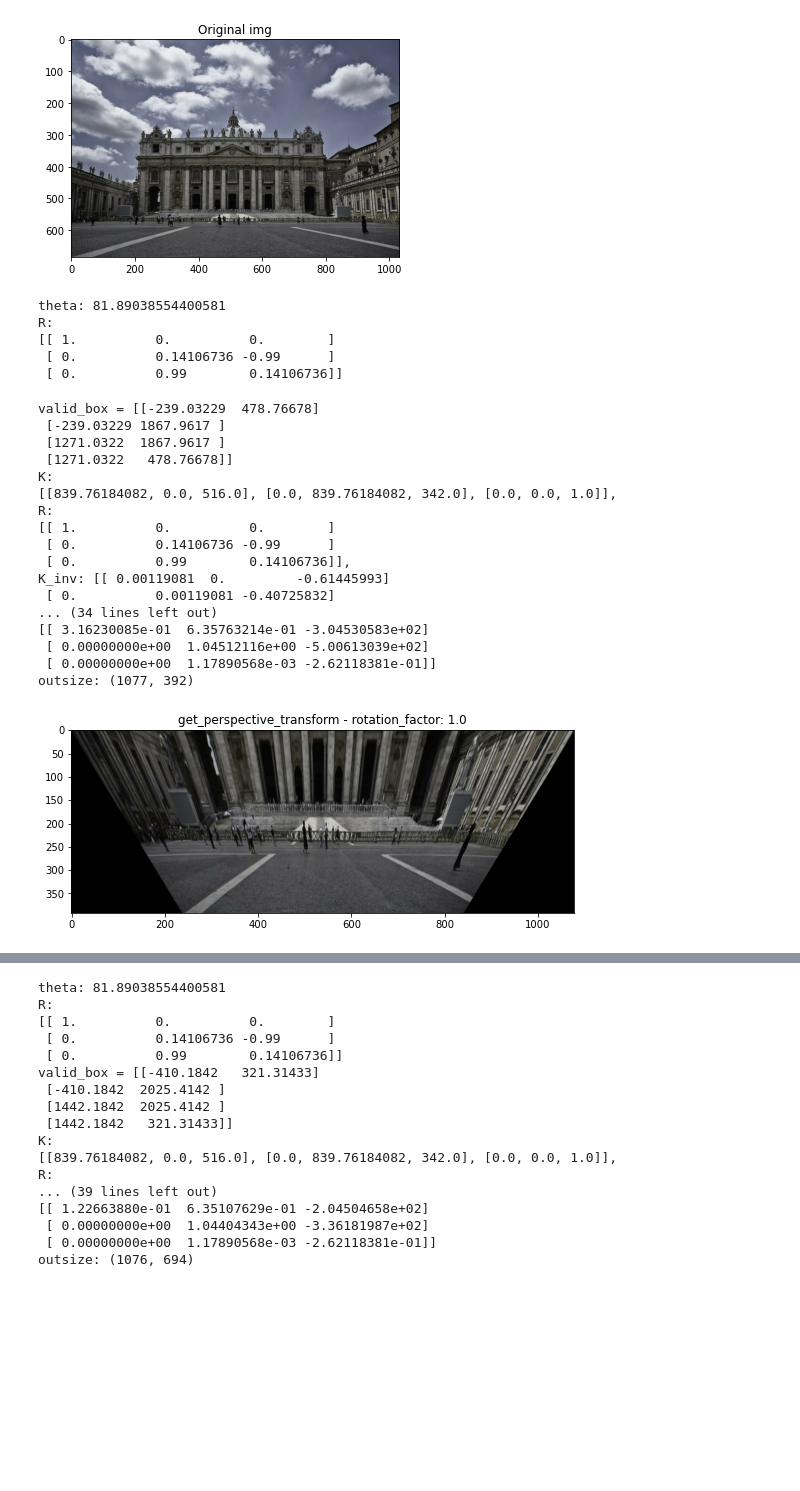
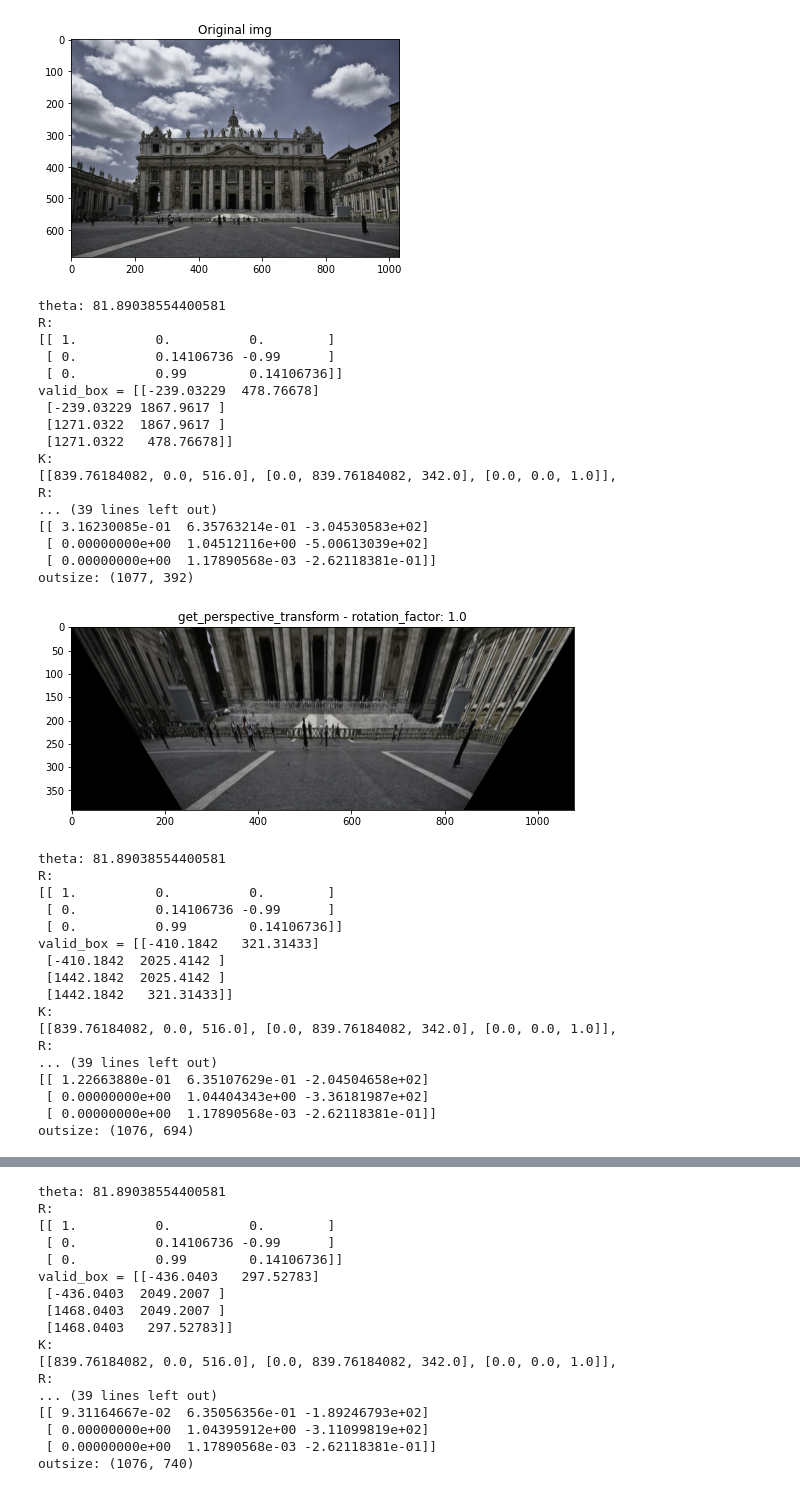
Before and after one commit to vicsyl/extreme_two_view_matching_private, a Jupyter notebook: rectification_bug-2-clip-better.ipynb, the cells around one changed output, grey strips where cells are left out. Saved outputs shown, nothing was run; the diff lists cells and outputs as text; code cells hidden in the pictures; blank space fills up the shorter version.

```diff
--- a/rectification_bug-2-clip-better.ipynb
+++ b/rectification_bug-2-clip-better.ipynb
@@ -183,34 +187,46 @@ K = [[839.76184082,  0.,  516.],
 # %%
 
 # rotation around x axis
 y = -0.99
 z = math.sqrt(1.0 - y**2)
 
 normal = np.array([0.0, y, z])
 
-for clip_angle in [50, 70, 75,  80]:
+for clip_angle in [50, 70, 75,  80, 90]:
     show_transormation(img, K, normal, clip_angle=clip_angle)
 # %% [output]
 theta: 81.89038554400581
 R:
 [[ 1.          0.          0.        ]
  [ 0.          0.14106736 -0.99      ]
  [ 0.          0.99        0.14106736]]
+valid_box = [[-239.03229  478.76678]
+ [-239.03229 1867.9617 ]
+ [1271.0322  1867.9617 ]
+ [1271.0322   478.76678]]
+K:
+[[839.76184082, 0.0, 516.0], [0.0, 839.76184082, 342.0], [0.0, 0.0, 1.0]],
+R:
+... (39 lines left out)
+[[ 3.16230085e-01  6.35763214e-01 -3.04530583e+02]
+ [ 0.00000000e+00  1.04512116e+00 -5.00613039e+02]
+ [ 0.00000000e+00  1.17890568e-03 -2.62118381e-01]]
+outsize: (1077, 392)
+[figure]
-valid_box = [[-239.03229  478.76678]
- [-239.03229 1867.9617 ]
- [1271.0322  1867.9617 ]
- [1271.0322   478.76678]]
+theta: 81.89038554400581
+R:
+[[ 1.          0.          0.        ]
+ [ 0.          0.14106736 -0.99      ]
+ [ 0.          0.99        0.14106736]]
+valid_box = [[-410.1842   321.31433]
+ [-410.1842  2025.4142 ]
+ [1442.1842  2025.4142 ]
+ [1442.1842   321.31433]]
 K:
 [[839.76184082, 0.0, 516.0], [0.0, 839.76184082, 342.0], [0.0, 0.0, 1.0]],
 R:
-[[ 1.          0.          0.        ]
- [ 0.          0.14106736 -0.99      ]
- [ 0.          0.99        0.14106736]],
-K_inv: [[ 0.00119081  0.         -0.61445993]
- [ 0.          0.00119081 -0.40725832]
-... (34 lines left out)
-[[ 3.16230085e-01  6.35763214e-01 -3.04530583e+02]
- [ 0.00000000e+00  1.04512116e+00 -5.00613039e+02]
+... (39 lines left out)
+[[ 1.22663880e-01  6.35107629e-01 -2.04504658e+02]
+ [ 0.00000000e+00  1.04404343e+00 -3.36181987e+02]
  [ 0.00000000e+00  1.17890568e-03 -2.62118381e-01]]
-outsize: (1077, 392)
+outsize: (1076, 694)
-[figure]
@@ -219,15 +236,15 @@ R:
 [[ 1.          0.          0.        ]
  [ 0.          0.14106736 -0.99      ]
  [ 0.          0.99        0.14106736]]
-valid_box = [[-410.1842   321.31433]
- [-410.1842  2025.4142 ]
- [1442.1842  2025.4142 ]
- [1442.1842   321.31433]]
+valid_box = [[-436.0403   297.52783]
+ [-436.0403  2049.2007 ]
+ [1468.0403  2049.2007 ]
+ [1468.0403   297.52783]]
 K:
 [[839.76184082, 0.0, 516.0], [0.0, 839.76184082, 342.0], [0.0, 0.0, 1.0]],
 R:
 ... (39 lines left out)
-[[ 1.22663880e-01  6.35107629e-01 -2.04504658e+02]
- [ 0.00000000e+00  1.04404343e+00 -3.36181987e+02]
+[[ 9.31164667e-02  6.35056356e-01 -1.89246793e+02]
+ [ 0.00000000e+00  1.04395912e+00 -3.11099819e+02]
  [ 0.00000000e+00  1.17890568e-03 -2.62118381e-01]]
-outsize: (1076, 694)
+outsize: (1076, 740)
```
Also changed, not shown: parts of 3 cells of this notebook, 6 other files.
